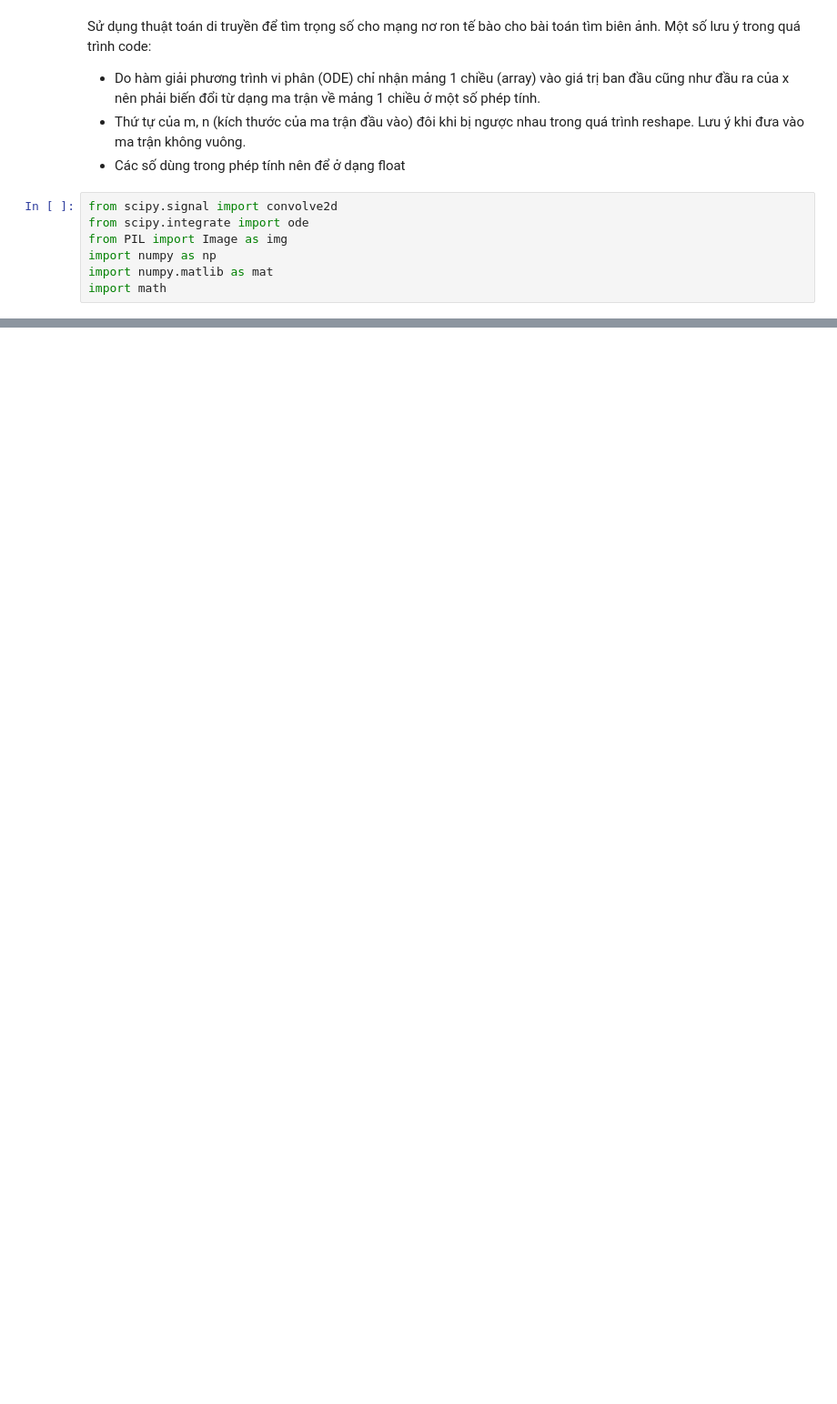
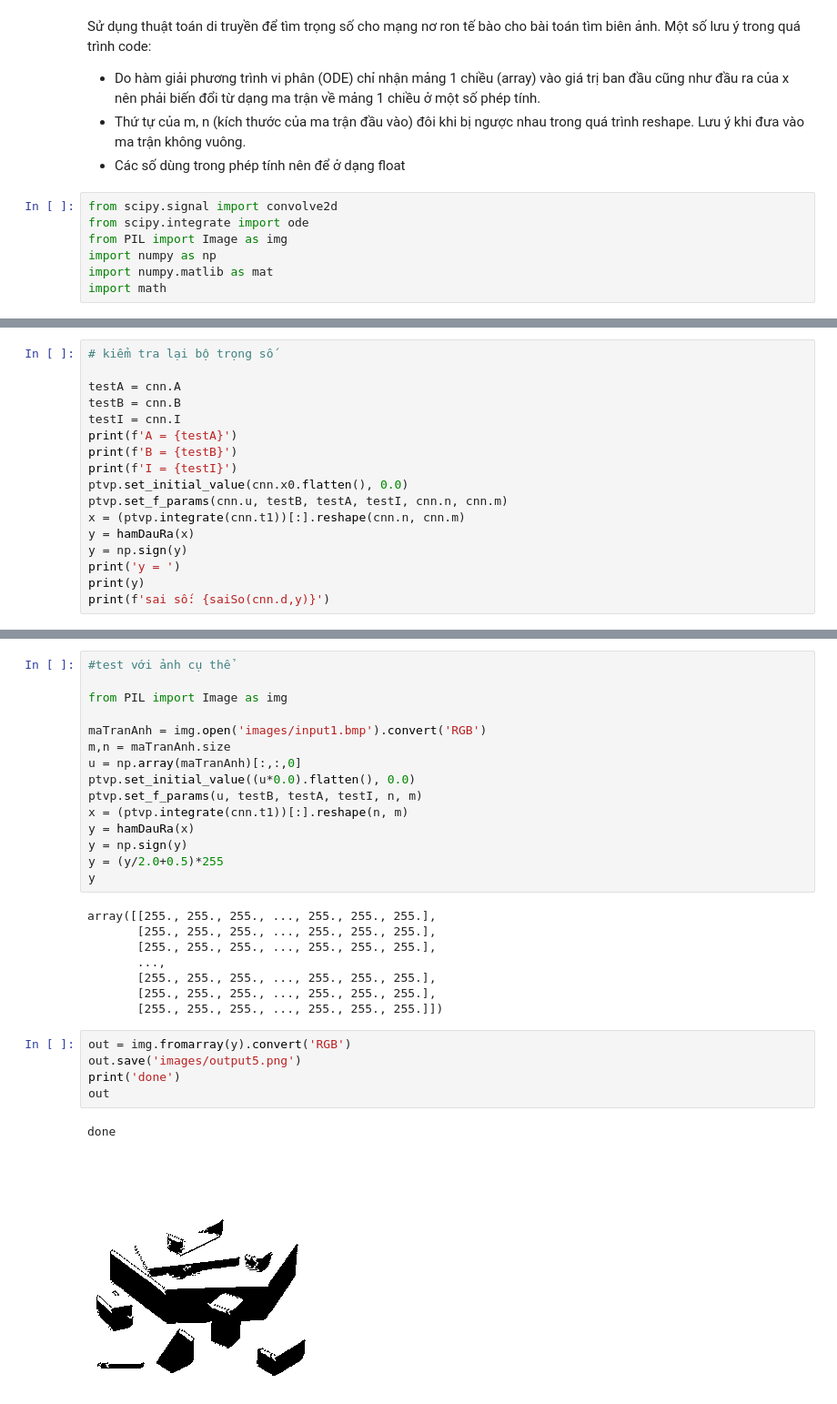
Before and after one commit to Gokycha/DoAnTotNghiep, a Jupyter notebook: TimTrongSo.ipynb, the cells around one changed output, grey strips where cells are left out. Shown: that part at 91% size. Cells and saved outputs as stored; diff of their text form; blank space fills up the shorter version.

Commit message:
Dùng bộ trọng số sau khi tối ưu để xử lý biên ảnh của ảnh cụ thể. Không thành công. Trọng số chưa chuẩn

```diff
--- a/TimTrongSo.ipynb
+++ b/TimTrongSo.ipynb
@@ -336,0 +225,17 @@ inf
+# %%
+# kiểm tra lại bộ trọng số
+
+testA = cnn.A
+testB = cnn.B
+testI = cnn.I
+print(f'A = {testA}')
+print(f'B = {testB}')
+print(f'I = {testI}')
+ptvp.set_initial_value(cnn.x0.flatten(), 0.0)
+ptvp.set_f_params(cnn.u, testB, testA, testI, cnn.n, cnn.m)
+x = (ptvp.integrate(cnn.t1))[:].reshape(cnn.n, cnn.m)
+y = hamDauRa(x)
+y = np.sign(y)
+print('y = ')
+print(y)
+print(f'sai số: {saiSo(cnn.d,y)}')
@@ -336,0 +257,31 @@ inf
+# %%
+#test với ảnh cụ thể
+
+from PIL import Image as img
+
+maTranAnh = img.open('images/input1.bmp').convert('RGB')
+m,n = maTranAnh.size
+u = np.array(maTranAnh)[:,:,0]
+ptvp.set_initial_value((u*0.0).flatten(), 0.0)
+ptvp.set_f_params(u, testB, testA, testI, n, m)
+x = (ptvp.integrate(cnn.t1))[:].reshape(n, m)
+y = hamDauRa(x)
+y = np.sign(y)
+y = (y/2.0+0.5)*255
+y
+# %% [output]
+array([[255., 255., 255., ..., 255., 255., 255.],
+       [255., 255., 255., ..., 255., 255., 255.],
+       [255., 255., 255., ..., 255., 255., 255.],
+       ...,
+       [255., 255., 255., ..., 255., 255., 255.],
+       [255., 255., 255., ..., 255., 255., 255.],
+       [255., 255., 255., ..., 255., 255., 255.]])
+# %%
+out = img.fromarray(y).convert('RGB')
+out.save('images/output5.png')
+print('done')
+out
+# %% [output]
+done
+[figure, added]
```
Also changed, not shown: parts of 14 cells of this notebook, 1 other file.
